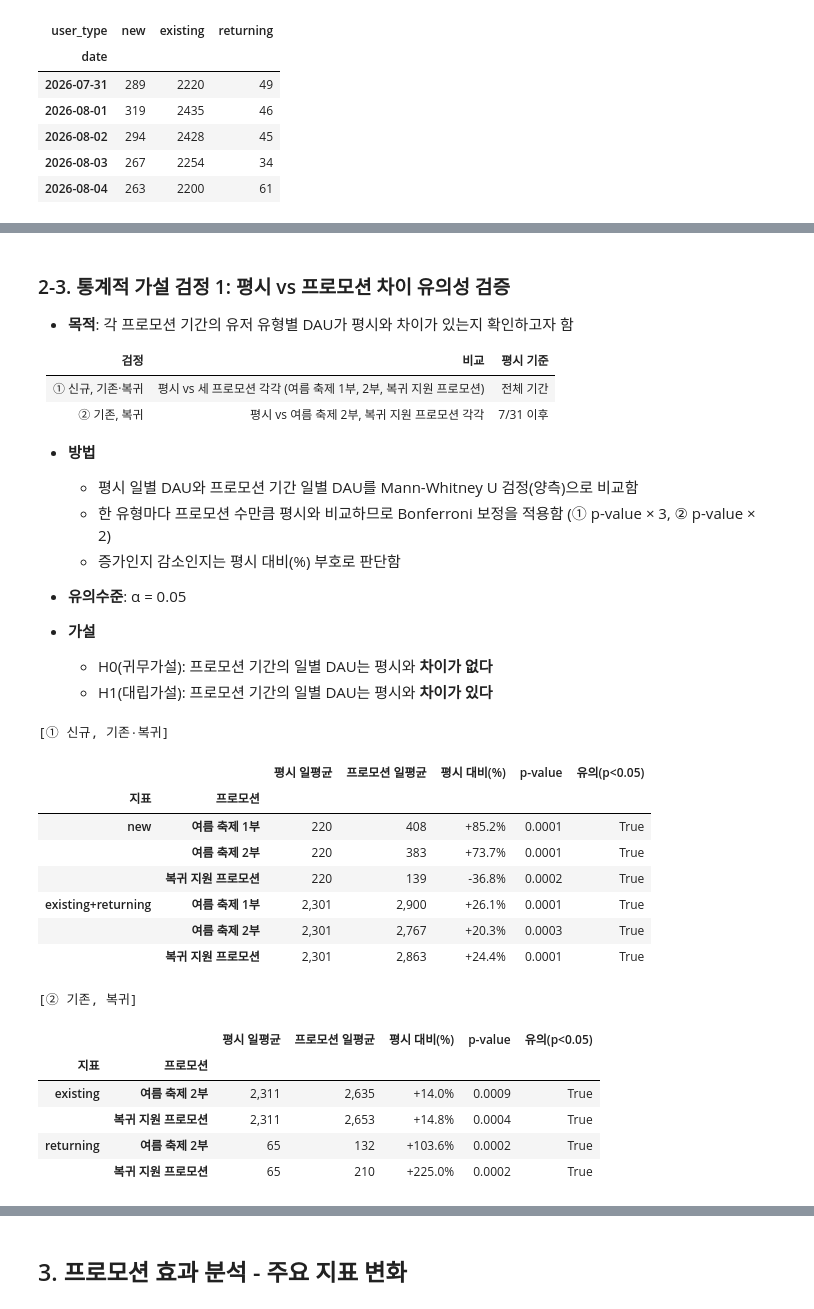
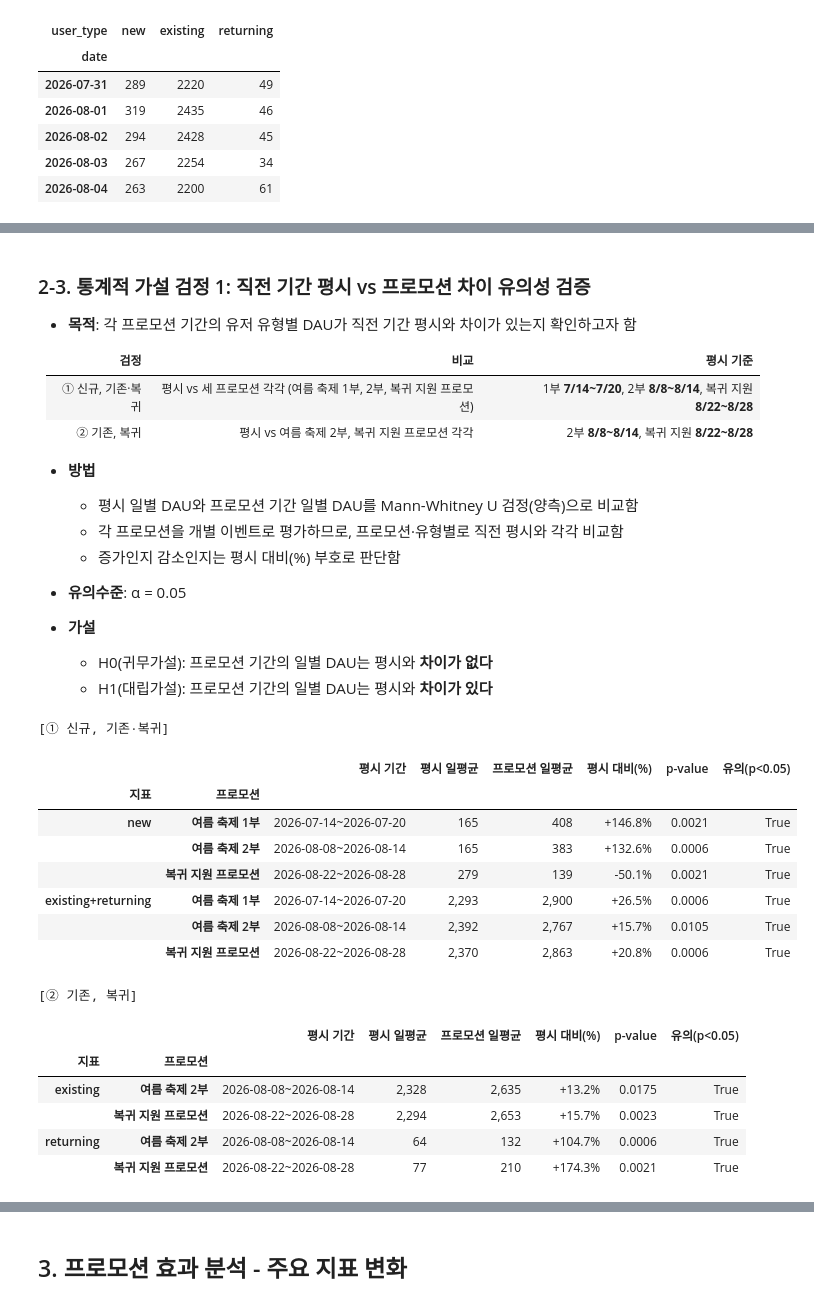
Before and after one commit to daun-k/mmorpg-liveops-analytics, a Jupyter notebook: notebooks/03_promotion_impact_analysis.ipynb, the cells around one changed output, grey strips where cells are left out. Saved outputs shown, nothing was run; the diff lists cells and outputs as text; code cells hidden in the pictures.

```diff
--- a/notebooks/03_promotion_impact_analysis.ipynb
+++ b/notebooks/03_promotion_impact_analysis.ipynb
@@ -124,6 +122,13 @@ for name, (start, end) in periods.items():
 
 period_order = ["평시"] + list(periods.keys())
 
+# 프로모션별 직전 평시 (비교 기간과 동일 기간·동일 요일, 02_abuser_analysis와 동일)
+base_periods = {
+    "여름 축제 1부": ("2026-07-14", "2026-07-20"),
+    "여름 축제 2부": ("2026-08-08", "2026-08-14"),
+    "복귀 지원 프로모션": ("2026-08-22", "2026-08-28"),
+}
+
 # 기간별 일수 확인
 period_days = date_period.value_counts().reindex(period_order)
 display(period_days.to_frame("일수"))
@@ -245,8 +250,8 @@ charts = [
 period_styles = [
     ("여름 축제 2부", "Summer Festival 2", "tab:purple", 1.02),
     ("성장 개편 업데이트 이후 핫픽스 전", "Update (before hotfix)", "tab:brown", 1.02),
-    ("핫픽스일", "Hotfix (09-08)", "red", 1.16),
-    ("복귀 지원 프로모션", "Return Promotion", "tab:pink", 1.09),
+    ("핫픽스일", "Hotfix (09-08)", "red", 1.09),
+    ("복귀 지원 프로모션", "Return Promotion", "tab:pink", 1.02),
     ("복귀 지원 프로모션 종료 후", "After Promotion", "tab:gray", 1.02),
 ]
 
@@ -335,15 +362,15 @@ display(type_table.style.format(make_fmt(type_table)))
 # %% [markdown]
-### 2-3. 통계적 가설 검정 1: 평시 vs 프로모션 차이 유의성 검증
-- **목적**: 각 프로모션 기간의 유저 유형별 DAU가 평시와 차이가 있는지 확인하고자 함
+### 2-3. 통계적 가설 검정 1: 직전 기간 평시 vs 프로모션 차이 유의성 검증
+- **목적**: 각 프로모션 기간의 유저 유형별 DAU가 직전 기간 평시와 차이가 있는지 확인하고자 함
 
 | 검정 | 비교 | 평시 기준 |
 |---|---|---|
-| ① 신규, 기존·복귀 | 평시 vs 세 프로모션 각각 (여름 축제 1부, 2부, 복귀 지원 프로모션) | 전체 기간 |
-| ② 기존, 복귀 | 평시 vs 여름 축제 2부, 복귀 지원 프로모션 각각 | 7/31 이후 |
+| ① 신규, 기존·복귀 | 평시 vs 세 프로모션 각각 (여름 축제 1부, 2부, 복귀 지원 프로모션) | 1부 **7/14~7/20**, 2부 **8/8~8/14**, 복귀 지원 **8/22~8/28** |
+| ② 기존, 복귀 | 평시 vs 여름 축제 2부, 복귀 지원 프로모션 각각 | 2부 **8/8~8/14**, 복귀 지원 **8/22~8/28** |
 
 - **방법**
     - 평시 일별 DAU와 프로모션 기간 일별 DAU를 Mann-Whitney U 검정(양측)으로 비교함
-    - 한 유형마다 프로모션 수만큼 평시와 비교하므로 Bonferroni 보정을 적용함 (① p-value × 3, ② p-value × 2)
+    - 각 프로모션을 개별 이벤트로 평가하므로, 프로모션·유형별로 직전 평시와 각각 비교함
     - 증가인지 감소인지는 평시 대비(%) 부호로 판단함
 
 - **유의수준**: α = 0.05
@@ -354,64 +381,63 @@ display(type_table.style.format(make_fmt(type_table)))
 # %%
 # 평시 대비 검정에 쓸 함수
 promo_periods = ["여름 축제 1부", "여름 축제 2부", "복귀 지원 프로모션"]
 
 
-# 평시 vs 각 프로모션: Mann-Whitney U 검정 (Bonferroni 보정: p-value × 비교 프로모션 수)
-# 평시는 입력 데이터에 있는 날짜 중 평시 (유형별 DAU는 7/31 이후 평시)
+# 평시 vs 각 프로모션: Mann-Whitney U 검정 (프로모션별 개별 비교, 다중 비교 보정 없음)
+# 평시는 프로모션별 직전 평시 (base_periods)
 def compare_to_base(df_by_date, target_periods):
     labels = date_period.reindex(df_by_date.index)
-    n_tests = len(target_periods)
-
     rows = []
     for col in df_by_date.columns:
-        base_values = df_by_date.loc[labels == "평시", col]
-        base_mean = base_values.mean()
+        for name in target_periods:
+            base_start, base_end = base_periods[name]
+            base_label = base_start + "~" + base_end
+            base_values = df_by_date.loc[base_start:base_end, col]
+            base_mean = base_values.mean()
 
-        for name in target_periods:
             promo_values = df_by_date.loc[labels == name, col]
             promo_mean = promo_values.mean()
             change = (promo_mean / base_mean - 1) * 100
-            p_raw = mannwhitneyu(promo_values, base_values, alternative="two-sided").pvalue
-            p_adjusted = min(p_raw * n_tests, 1.0)
+            p_value = mannwhitneyu(promo_values, base_values, alternative="two-sided").pvalue
 
-            rows.append({"지표": col, "프로모션": name,
+            rows.append({"지표": col, "프로모션": name, "평시 기간": base_label,
                          "평시 일평균": base_mean, "프로모션 일평균": promo_mean, "평시 대비(%)": change,
-                         "p-value": p_adjusted, "유의(p<0.05)": p_adjusted < 0.05})
+                         "p-value": p_value, "유의(p<0.05)": p_value < 0.05})
 
     result = pd.DataFrame(rows).set_index(["지표", "프로모션"])
     return result
 
 
 # 표시 형식
 base_fmt = {"평시 일평균": "{:,.0f}", "프로모션 일평균": "{:,.0f}", "평시 대비(%)": "{:+.1f}%", "p-value": "{:.4f}"}
 
 
-# ① 신규, 기존·복귀: 평시(전체 기간) vs 세 프로모션
+# ① 신규, 기존·복귀: 직전 평시 vs 세 프로모션
 group_base_test = compare_to_base(dau_group, promo_periods)
 print("\n[① 신규, 기존·복귀]")
 display(group_base_test.style.format(base_fmt))
 # %% [output]
 [① 신규, 기존·복귀]
-|  |  | 평시 일평균 | 프로모션 일평균 | 평시 대비(%) | p-value | 유의(p<0.05) |
-| 지표 | 프로모션 |  |  |  |  |  |
-| new | 여름 축제 1부 | 220 | 408 | +85.2% | 0.0001 | True |
-|  | 여름 축제 2부 | 220 | 383 | +73.7% | 0.0001 | True |
-|  | 복귀 지원 프로모션 | 220 | 139 | -36.8% | 0.0002 | True |
-| existing+returning | 여름 축제 1부 | 2,301 | 2,900 | +26.1% | 0.0001 | True |
-|  | 여름 축제 2부 | 2,301 | 2,767 | +20.3% | 0.0003 | True |
-|  | 복귀 지원 프로모션 | 2,301 | 2,863 | +24.4% | 0.0001 | True |
+|  |  | 평시 기간 | 평시 일평균 | 프로모션 일평균 | 평시 대비(%) | p-value | 유의(p<0.05) |
+| 지표 | 프로모션 |  |  |  |  |  |  |
+| new | 여름 축제 1부 | 2026-07-14~2026-07-20 | 165 | 408 | +146.8% | 0.0021 | True |
+|  | 여름 축제 2부 | 2026-08-08~2026-08-14 | 165 | 383 | +132.6% | 0.0006 | True |
+|  | 복귀 지원 프로모션 | 2026-08-22~2026-08-28 | 279 | 139 | -50.1% | 0.0021 | True |
+| existing+returning | 여름 축제 1부 | 2026-07-14~2026-07-20 | 2,293 | 2,900 | +26.5% | 0.0006 | True |
+|  | 여름 축제 2부 | 2026-08-08~2026-08-14 | 2,392 | 2,767 | +15.7% | 0.0105 | True |
+|  | 복귀 지원 프로모션 | 2026-08-22~2026-08-28 | 2,370 | 2,863 | +20.8% | 0.0006 | True |
 # %%
-# ② 기존, 복귀: 평시(7/31 이후) vs 여름 축제 2부, 복귀 지원 프로모션
+# ② 기존, 복귀: 직전 평시 vs 여름 축제 2부, 복귀 지원 프로모션
 type_base_test = compare_to_base(dau_type[["existing", "returning"]], ["여름 축제 2부", "복귀 지원 프로모션"])
 print("\n[② 기존, 복귀]")
 display(type_base_test.style.format(base_fmt))
 # %% [output]
 [② 기존, 복귀]
-|  |  | 평시 일평균 | 프로모션 일평균 | 평시 대비(%) | p-value | 유의(p<0.05) |
-| 지표 | 프로모션 |  |  |  |  |  |
-| existing | 여름 축제 2부 | 2,311 | 2,635 | +14.0% | 0.0009 | True |
-|  | 복귀 지원 프로모션 | 2,311 | 2,653 | +14.8% | 0.0004 | True |
-| returning | 여름 축제 2부 | 65 | 132 | +103.6% | 0.0002 | True |
-|  | 복귀 지원 프로모션 | 65 | 210 | +225.0% | 0.0002 | True |
+|  |  | 평시 기간 | 평시 일평균 | 프로모션 일평균 | 평시 대비(%) | p-value | 유의(p<0.05) |
+| 지표 | 프로모션 |  |  |  |  |  |  |
+| existing | 여름 축제 2부 | 2026-08-08~2026-08-14 | 2,328 | 2,635 | +13.2% | 0.0175 | True |
+|  | 복귀 지원 프로모션 | 2026-08-22~2026-08-28 | 2,294 | 2,653 | +15.7% | 0.0023 | True |
+| returning | 여름 축제 2부 | 2026-08-08~2026-08-14 | 64 | 132 | +104.7% | 0.0006 | True |
+|  | 복귀 지원 프로모션 | 2026-08-22~2026-08-28 | 77 | 210 | +174.3% | 0.0021 | True |
 # %% [markdown]
 **결과 해석**
```
Also changed, not shown: parts of 39 cells of this notebook.
